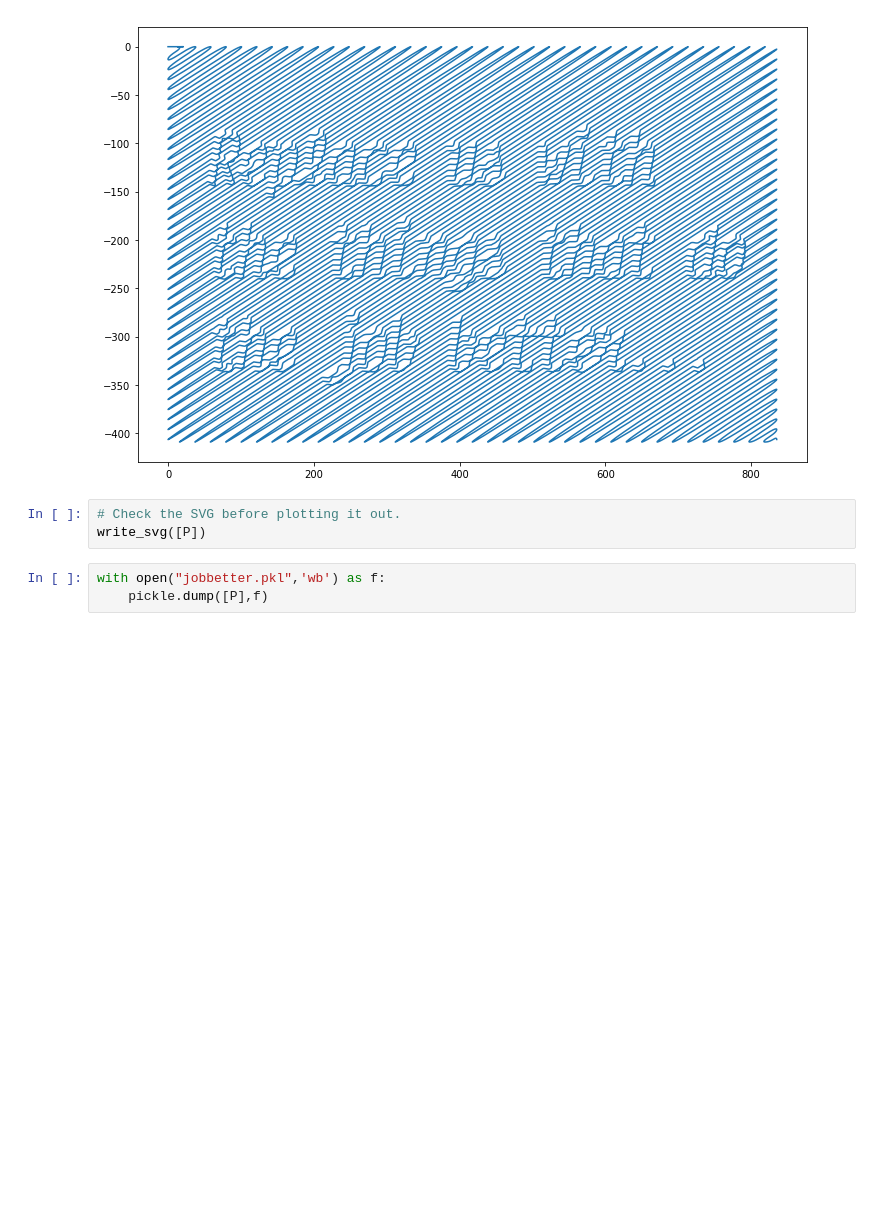
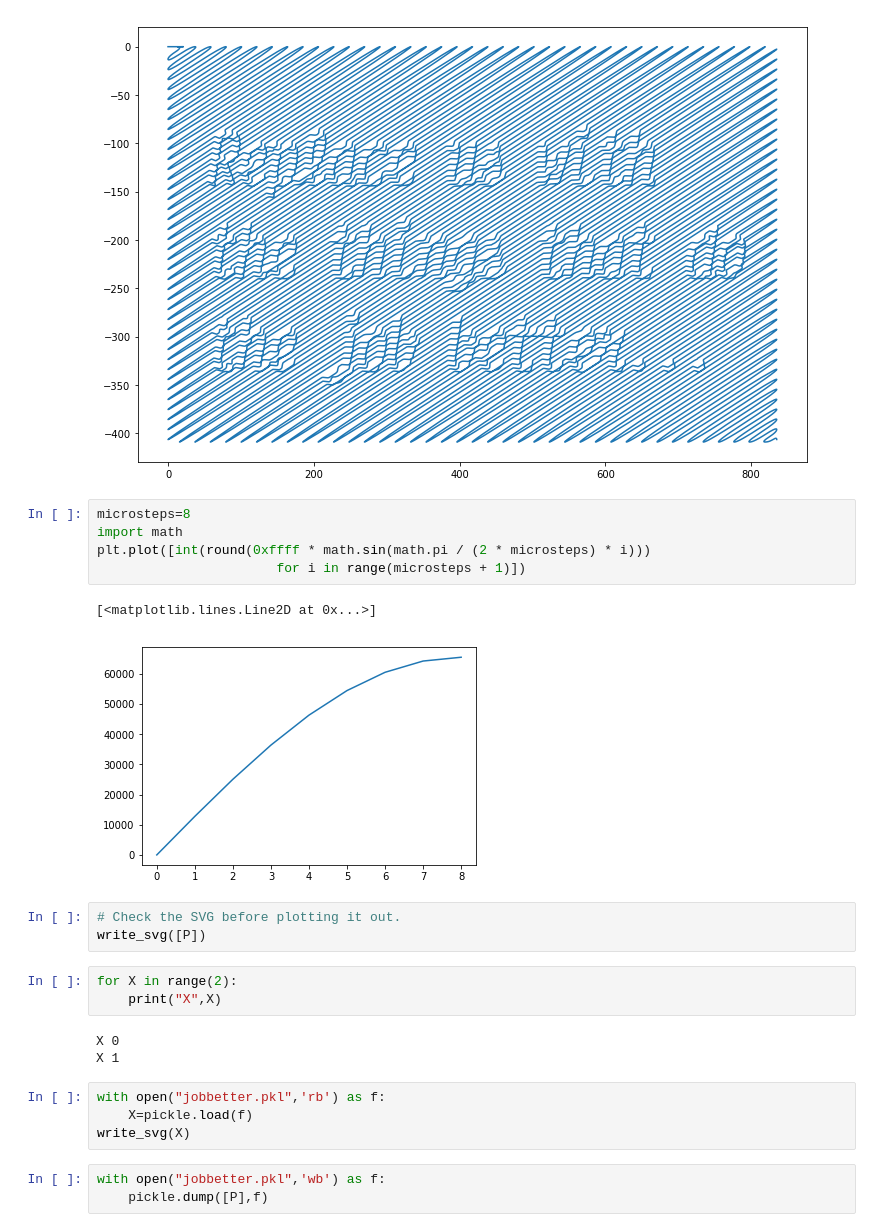
Before and after one commit to jparkhill/python_polargraph, a Jupyter notebook: Generative image art.ipynb, the cells around one changed output. Saved outputs shown, nothing was run; the diff lists cells and outputs as text; blank space fills up the shorter version.

Commit message:
Images.

```diff
--- a/Generative image art.ipynb
+++ b/Generative image art.ipynb
@@ -301,9 +301,27 @@ plt.show()
 [835. 409.]
 (125200, 2)
 [figure]
+# %%
+microsteps=8
+import math
+plt.plot([int(round(0xffff * math.sin(math.pi / (2 * microsteps) * i)))
+                       for i in range(microsteps + 1)])
+# %% [output]
+[<matplotlib.lines.Line2D at 0x...>]
+[figure, added]
 # %%
 # Check the SVG before plotting it out.
 write_svg([P])
+# %%
+for X in range(2):
+    print("X",X)
+# %% [output]
+X 0
+X 1
+# %%
+with open("jobbetter.pkl",'rb') as f:
+    X=pickle.load(f)
+write_svg(X)
 # %%
 with open("jobbetter.pkl",'wb') as f:
     pickle.dump([P],f)
```
Also changed, not shown: 3 other files.
